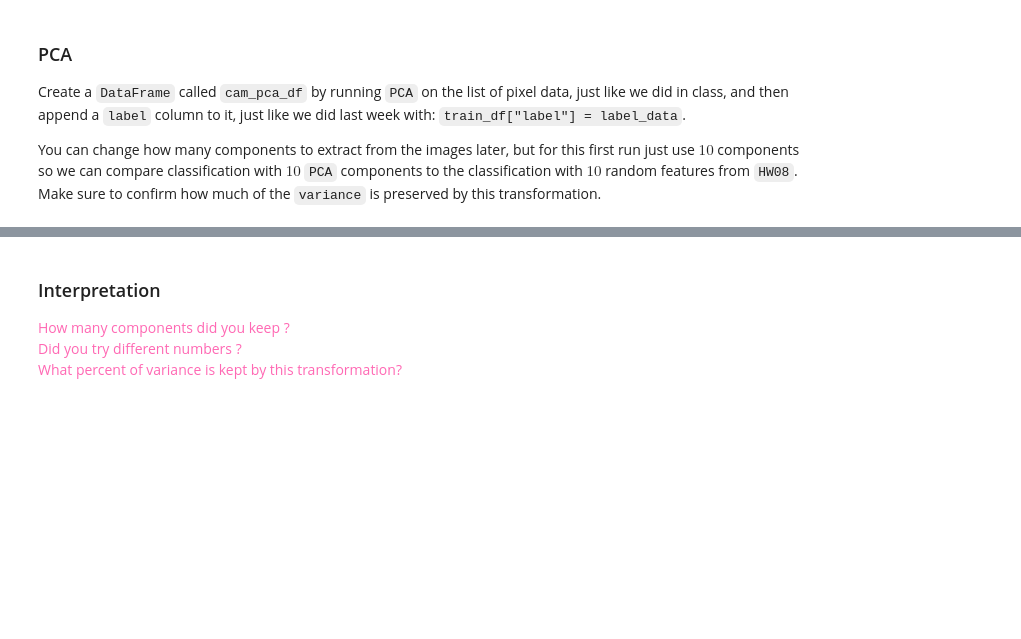
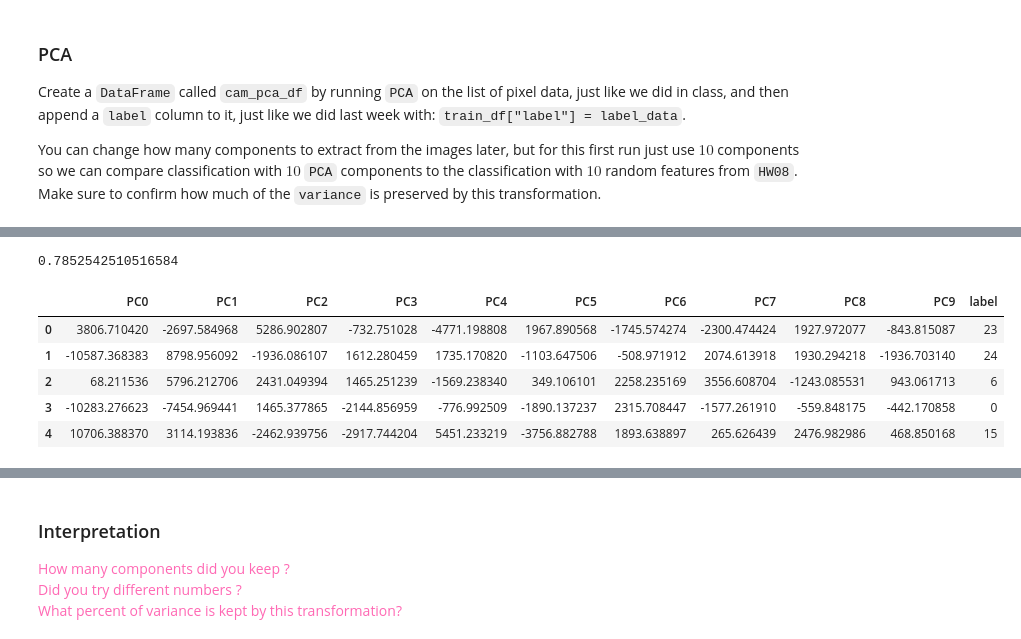
Before and after one commit to DM-GY-9103-intro-to-ML-nyu/HW09, a Jupyter notebook: HW09.ipynb, the cells around one changed output, grey strips where cells are left out. Cells and saved outputs as stored; diff of their text form; code cells hidden in the pictures; blank space fills up the shorter version.

```diff
--- a/HW09.ipynb
+++ b/HW09.ipynb
@@ -424,0 +353,22 @@ KeyError: 'PC0'
+# %%
+# TODO: run PCA, get DataFrame
+pca = PCA(n_components=10)
+#cam_pca_df = pd.DataFrame.from_records(pixel_data)
+# TODO: add "label" column
+cam_pca_df = pca.fit_transform(pixel_data)
+
+cam_pca_df["label"] = label_data
+# TODO: print variance
+
+
+print(pca.explained_variance())
+# TODO: take a look at the first 5 rows
+cam_pca_df.head()
+# %% [output]
+0.7852542510516584
+|  | PC0 | PC1 | PC2 | PC3 | PC4 | PC5 | PC6 | PC7 | PC8 | PC9 | label |
+| 0 | 3806.710420 | -2697.584968 | 5286.902807 | -732.751028 | -4771.198808 | 1967.890568 | -1745.574274 | -2300.474424 | 1927.972077 | -843.815087 | 23 |
+| 1 | -10587.368383 | 8798.956092 | -1936.086107 | 1612.280459 | 1735.170820 | -1103.647506 | -508.971912 | 2074.613918 | 1930.294218 | -1936.703140 | 24 |
+| 2 | 68.211536 | 5796.212706 | 2431.049394 | 1465.251239 | -1569.238340 | 349.106101 | 2258.235169 | 3556.608704 | -1243.085531 | 943.061713 | 6 |
+| 3 | -10283.276623 | -7454.969441 | 1465.377865 | -2144.856959 | -776.992509 | -1890.137237 | 2315.708447 | -1577.261910 | -559.848175 | -442.170858 | 0 |
+| 4 | 10706.388370 | 3114.193836 | -2462.939756 | -2917.744204 | 5451.233219 | -3756.882788 | 1893.638897 | 265.626439 | 2476.982986 | 468.850168 | 15 |
```
Also changed, not shown: parts of 12 cells of this notebook.
